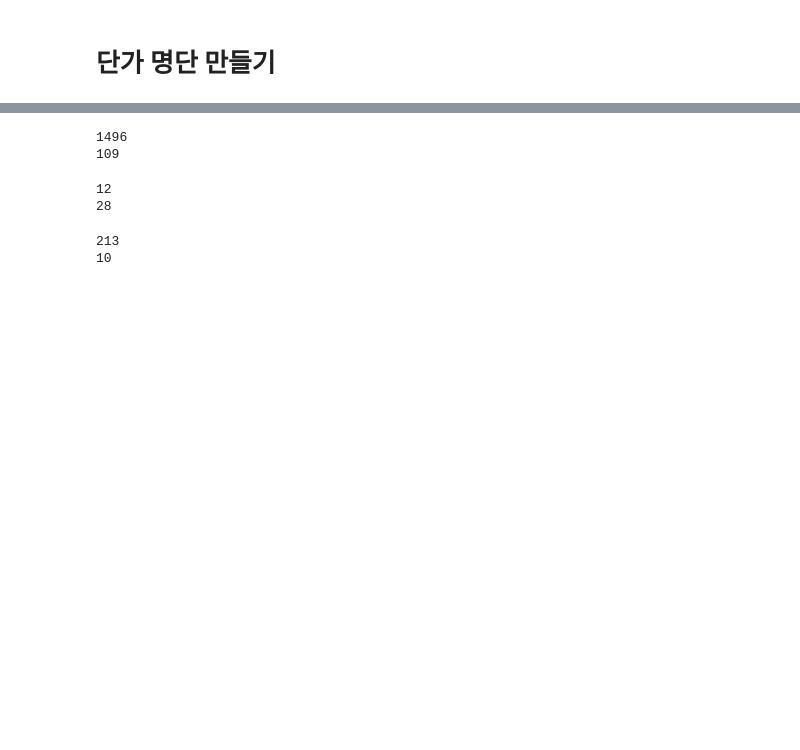
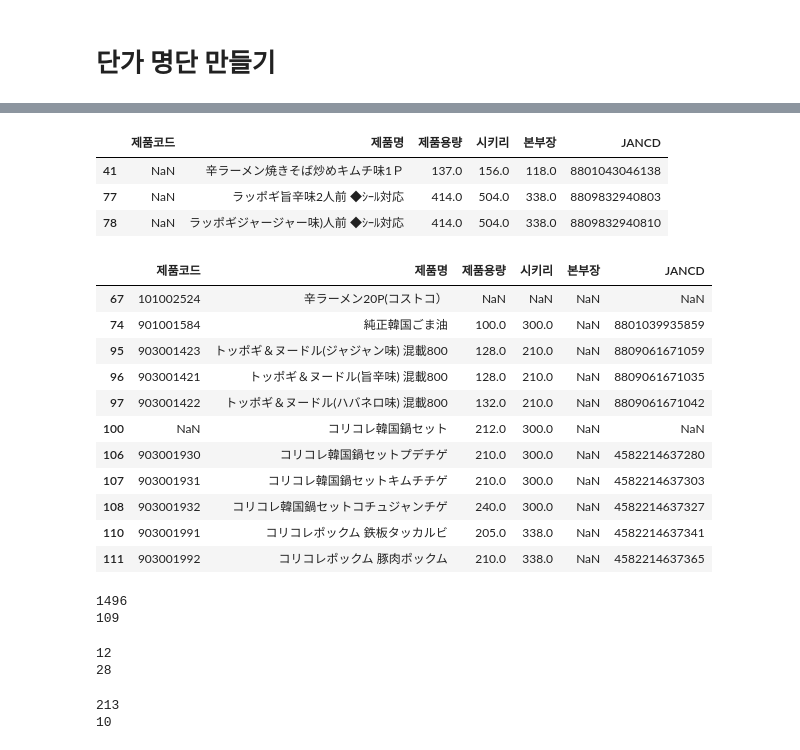
Before and after one commit to mushrhyme/easy-rebate, a Jupyter notebook: notepad.ipynb, the cells around one changed output, grey strips where cells are left out. Drawn from its saved outputs; the diff is of its cells as text; code cells hidden in the pictures; blank space fills up the shorter version.

```diff
--- a/notepad.ipynb
+++ b/notepad.ipynb
@@ -102,4 +102,6 @@ sap_product[sap_product.JAN코드.isna()]
 unit_price = pd.read_excel("/Users/nongshim/Downloads/★단가리스트★26.02.10.xls", sheet_name="価格表2306", skiprows=2)
 unit_price = unit_price[["商品コード", "商品名", "内容量\n換算値", "問屋　　仕切", "本部長　　ｃｔ", "JANコード　      　　　    (ﾊﾗﾙ→UPC)"]]
 unit_price.columns = ["제품코드", "제품명", "제품용량", "시키리", "본부장", "JANCD"]
+# unit_price = unit_price.dropna(how='all')
+unit_price = unit_price.dropna(subset=["제품코드","시키리", "본부장"])
 unit_price.to_csv("database/csv/unit_price.csv", index=False)
@@ -106,3 +118,25 @@ unit_price.to_csv("database/csv/unit_price.csv", index=False)
+# %%
+unit_price[unit_price.제품코드.isna()]
+# %% [output]
+|  | 제품코드 | 제품명 | 제품용량 | 시키리 | 본부장 | JANCD |
+| 41 | NaN | 辛ラーメン焼きそば炒めキムチ味1Ｐ | 137.0 | 156.0 | 118.0 | 8801043046138 |
+| 77 | NaN | ラッポギ旨辛味2人前 ◆ｼｰﾙ対応 | 414.0 | 504.0 | 338.0 | 8809832940803 |
+| 78 | NaN | ラッポギジャージャー味)人前 ◆ｼｰﾙ対応 | 414.0 | 504.0 | 338.0 | 8809832940810 |
+# %%
+unit_price[unit_price.본부장.isna()]
+# %% [output]
+|  | 제품코드 | 제품명 | 제품용량 | 시키리 | 본부장 | JANCD |
+| 67 | 101002524 | 辛ラーメン20P(コストコ） | NaN | NaN | NaN | NaN |
+| 74 | 901001584 | 純正韓国ごま油 | 100.0 | 300.0 | NaN | 8801039935859 |
+| 95 | 903001423 | トッポギ＆ヌードル(ジャジャン味) 混載800 | 128.0 | 210.0 | NaN | 8809061671059 |
+| 96 | 903001421 | トッポギ＆ヌードル(旨辛味) 混載800 | 128.0 | 210.0 | NaN | 8809061671035 |
+| 97 | 903001422 | トッポギ＆ヌードル(ハバネロ味) 混載800 | 132.0 | 210.0 | NaN | 8809061671042 |
+| 100 | NaN | コリコレ韓国鍋セット | 212.0 | 300.0 | NaN | NaN |
+| 106 | 903001930 | コリコレ韓国鍋セットプデチゲ | 210.0 | 300.0 | NaN | 4582214637280 |
+| 107 | 903001931 | コリコレ韓国鍋セットキムチチゲ | 210.0 | 300.0 | NaN | 4582214637303 |
+| 108 | 903001932 | コリコレ韓国鍋セットコチュジャンチゲ | 240.0 | 300.0 | NaN | 4582214637327 |
+| 110 | 903001991 | コリコレポックム 鉄板タッカルビ | 205.0 | 338.0 | NaN | 4582214637341 |
+| 111 | 903001992 | コリコレポックム 豚肉ポックム | 210.0 | 338.0 | NaN | 4582214637365 |
 # %%
 print(len(set(sap_product["제품명"])-set(unit_price["제품명"])))
 print(len(set(unit_price["제품명"])-set(sap_product["제품명"])))
```
Also changed, not shown: parts of 1 cell of this notebook, 2 other files.
